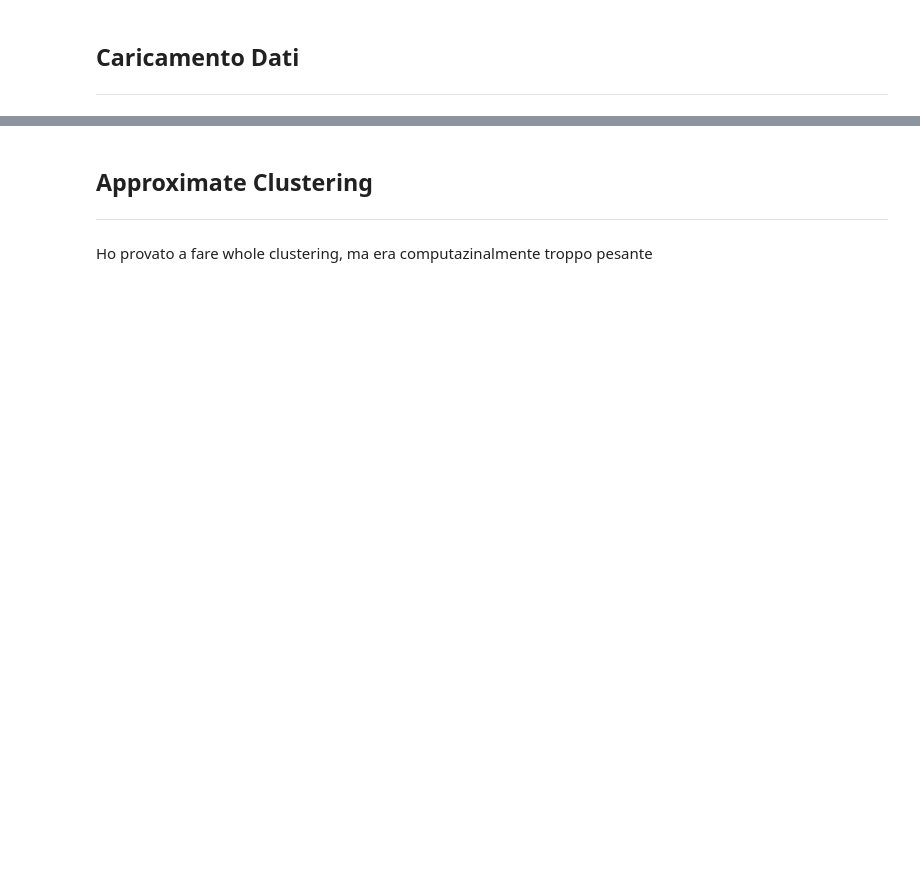
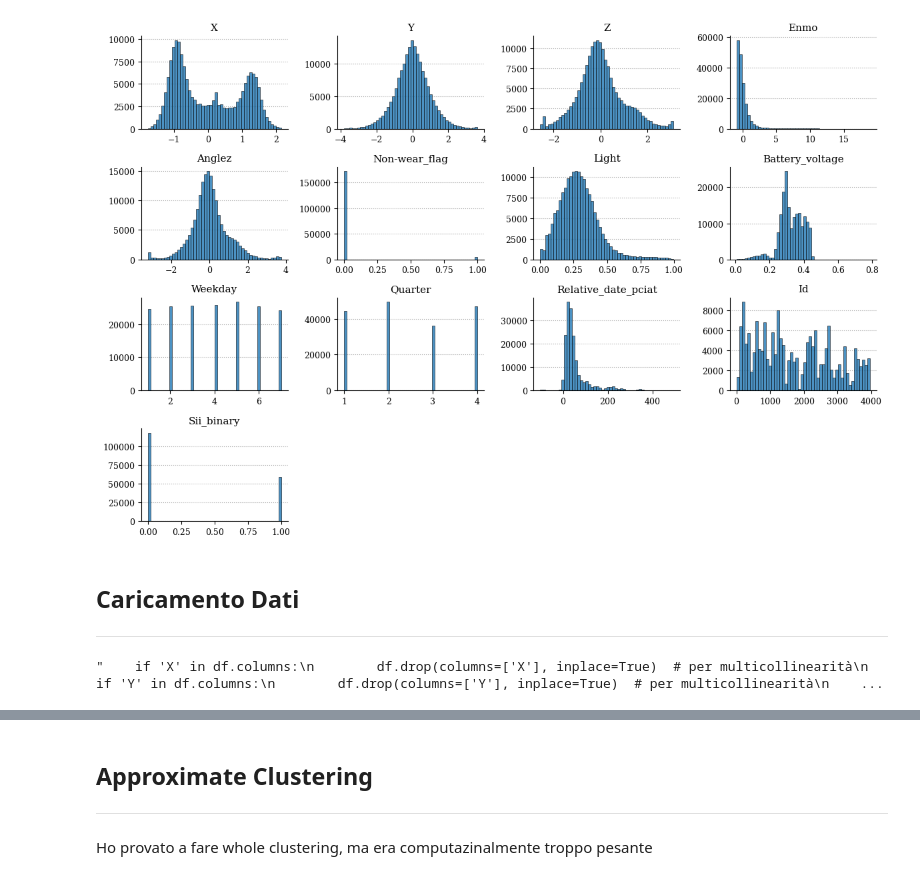
Before and after one commit to alessialaconca/Data_Mining_2_Child_Mind_Institute, a Jupyter notebook: Riccardo/TS_clustering_datasetwise.ipynb, the cells around one changed output, grey strips where cells are left out. Cells and saved outputs as stored; diff of their text form; code cells hidden in the pictures; blank space fills up the shorter version.

```diff
--- a/Riccardo/TS_clustering_datasetwise.ipynb
+++ b/Riccardo/TS_clustering_datasetwise.ipynb
@@ -30,6 +30,63 @@ import matplotlib.pyplot as plt
 
 # per feature importance
 from sklearn.ensemble import RandomForestClassifier
+# %%
+import gzip
+import pickle
+import pandas as pd
+import matplotlib.pyplot as plt
+
+# Impostazioni globali per layout accademico
+plt.rcParams.update({
+    'font.family': 'serif',
+    'axes.labelsize': 11,
+    'axes.titlesize': 11,
+    'xtick.labelsize': 9,
+    'ytick.labelsize': 9,
+    'axes.spines.top': False,
+    'axes.spines.right': False
+})
+
+# Caricamento dati
+with gzip.open("ts_datasetwise_transformed_paa.pkl.gz", "rb") as f:
+    ts = pickle.load(f)
+
+ts_globale = pd.concat(ts, ignore_index=True)
+
+# Optional: sampling to speed up plotting for massive datasets.
+# Keep frac=1.0 to analyze 100% of the data.
+df_plot = ts_globale.sample(frac=1.0, random_state=222)
+
+# ==========================================
+# Histogram Visualization
+# ==========================================
+# Generazione degli istogrammi tramite pandas
+axes = df_plot.hist(
+    bins=50,
+    figsize=(12, 8),
+    edgecolor='black',
+    linewidth=0.5,
+    grid=False,
+    alpha=0.8,
+    color='#1f77b4'
+)
+
+# Iterazione sui singoli subplot per applicare formattazioni di dettaglio
+for ax in axes.flatten():
+    if ax.has_data():  # Evita di formattare grafici vuoti nella griglia
+        # Griglia orizzontale discreta per facilitare la lettura dei valori
+        ax.yaxis.grid(True, linestyle=':', alpha=0.7, color='gray')
+        ax.set_axisbelow(True)
+
+        # Capitalizzazione del titolo della variabile e rimozione di eventuali formattazioni predefinite
+        current_title = ax.get_title()
+        ax.set_title(current_title.capitalize())
+
+
+plt.tight_layout()
+plt.show()
+# %% [output]
+[figure, added]
 # %% [markdown]
 ## Caricamento Dati
 ---
@@ -54,6 +111,8 @@ for df in ts:
         df.drop(columns=['Y'], inplace=True)  # per multicollinearità
     if 'Z' in df.columns:
         df.drop(columns=['Z'], inplace=True)  # per multicollinearità'''
+# %% [output]
+"    if 'X' in df.columns:\n        df.drop(columns=['X'], inplace=True)  # per multicollinearità\n    if 'Y' in df.columns:\n        df.drop(columns=['Y'], inplace=True)  # per multicollinearità\n    ...
 # %%
 oppa = ts[0]
 # %%
```
Also changed, not shown: parts of 4 cells of this notebook, 11 other files.
